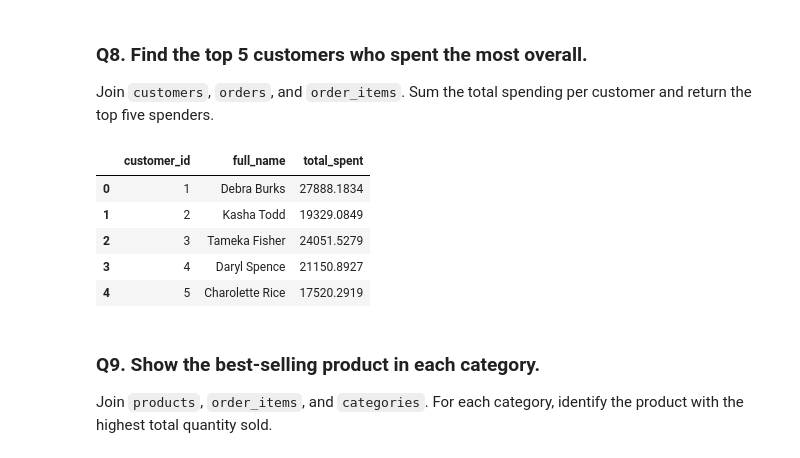
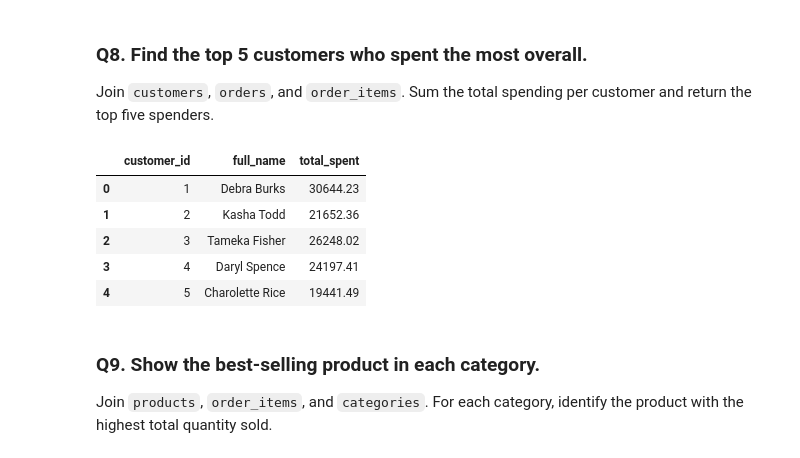
Before and after one commit to KittyRose8267/DA_M3_W3_Workflow, a Jupyter notebook: workflow_practice.ipynb, the cells around one changed output. Cells and saved outputs as stored; diff of their text form; code cells hidden in the pictures.

```diff
--- a/workflow_practice.ipynb
+++ b/workflow_practice.ipynb
@@ -284,20 +284,20 @@ Join `customers`, `orders`, and `order_items`. Sum the total spending per custom
 # %%
 # Your query here
 pd.read_sql("""
-    Select o.customer_id, CONCAT(c.first_name, ' ', c.last_name) AS full_name, SUM(oi.quantity * oi.list_price * (1-oi.discount)) as total_spent
+    Select o.customer_id, CONCAT(c.first_name, ' ', c.last_name) AS full_name, SUM(oi.quantity * (oi.list_price-oi.discount)) as total_spent
     From order_items as oi
     Join orders as o on o.order_id = oi.order_id
     Join customers as c on c.customer_id = o.customer_id
     Group by o.customer_id, full_name
     LIMIT 5;
 """, connection)
 # %% [output]
 |  | customer_id | full_name | total_spent |
-| 0 | 1 | Debra Burks | 27888.1834 |
-| 1 | 2 | Kasha Todd | 19329.0849 |
-| 2 | 3 | Tameka Fisher | 24051.5279 |
-| 3 | 4 | Daryl Spence | 21150.8927 |
-| 4 | 5 | Charolette Rice | 17520.2919 |
+| 0 | 1 | Debra Burks | 30644.23 |
+| 1 | 2 | Kasha Todd | 21652.36 |
+| 2 | 3 | Tameka Fisher | 26248.02 |
+| 3 | 4 | Daryl Spence | 24197.41 |
+| 4 | 5 | Charolette Rice | 19441.49 |
 # %% [markdown]
 ### Q9. Show the best-selling product in each category.
 
```
